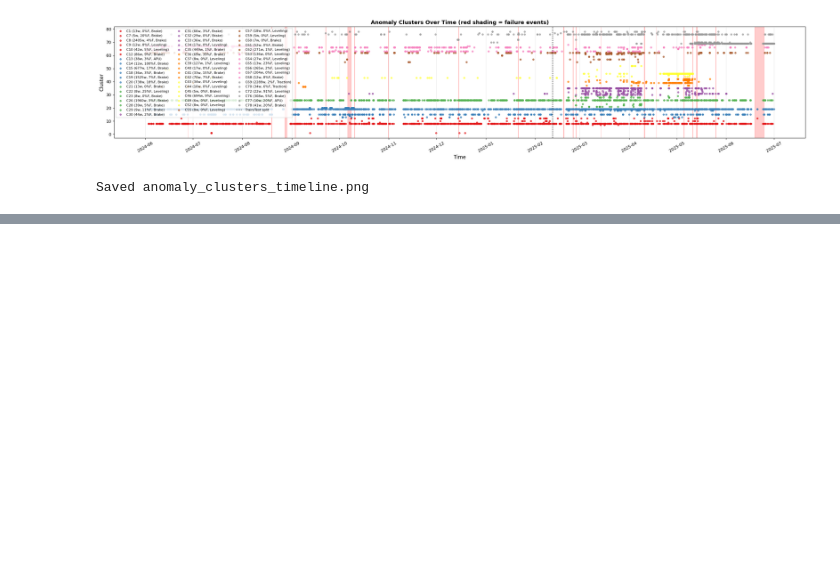
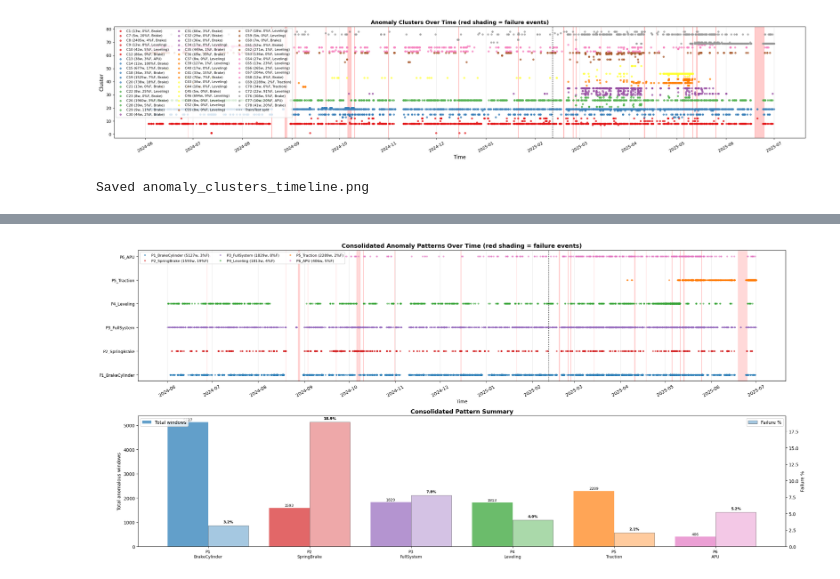
Before and after one commit to Emir515/Kurtulus-thesis, a Jupyter notebook: notebooks/04_anomaly_pattern_discovery.ipynb, the cells around one changed output, grey strips where cells are left out. Cells and saved outputs as stored; diff of their text form; code cells hidden in the pictures; blank space fills up the shorter version.

```diff
--- a/notebooks/04_anomaly_pattern_discovery.ipynb
+++ b/notebooks/04_anomaly_pattern_discovery.ipynb
@@ -812,0 +981,82 @@ Saved anomaly_clusters_timeline.png
+# %%
+# ── Consolidated patterns: timeline + bar chart ──
+pattern_colors = {
+    'P1_BrakeCylinder': '#1f77b4',  # blue
+    'P2_SpringBrake': '#d62728',     # red
+    'P3_FullSystem': '#9467bd',      # purple
+    'P4_Leveling': '#2ca02c',        # green
+    'P5_Traction': '#ff7f0e',        # orange
+    'P6_APU': '#e377c2',             # pink
+}
+
+# Map each anomalous window to its consolidated pattern
+anom_meta['pattern'] = 'unassigned'
+for pname, info in consolidated.items():
+    for cid in info['cluster_ids']:
+        anom_meta.loc[anom_meta['cluster_clean'] == cid, 'pattern'] = pname
+
+fig, axes = plt.subplots(2, 1, figsize=(22, 10))
+
+# --- Top: Timeline ---
+ax = axes[0]
+for _, ev in fail_events.iterrows():
+    ax.axvspan(ev['start'], ev['end'], alpha=0.15, color='red')
+
+y_map = {p: i for i, p in enumerate(pattern_colors.keys())}
+for pname, color in pattern_colors.items():
+    mask = anom_meta['pattern'] == pname
+    if mask.sum() == 0:
+        continue
+    pdata = anom_meta[mask]
+    info = consolidated[pname]
+    ax.scatter(pdata['window_end'], [y_map[pname]] * len(pdata),
+              s=8, c=color, alpha=0.5,
+              label=f'{pname} ({info["total_windows"]}w, {info["failure_pct"]:.0f}%F)')
+
+ax.axvline(SPLIT_DATE, color='black', linestyle=':', linewidth=1.5)
+ax.set_yticks(list(y_map.values()))
+ax.set_yticklabels(list(y_map.keys()), fontsize=9)
+ax.set_xlabel('Time')
+ax.set_title('Consolidated Anomaly Patterns Over Time (red shading = failure events)', fontsize=13, fontweight='bold')
+ax.legend(loc='upper left', fontsize=8, ncol=3)
+ax.xaxis.set_major_formatter(mdates.DateFormatter('%Y-%m'))
+ax.xaxis.set_major_locator(mdates.MonthLocator())
+plt.setp(ax.get_xticklabels(), rotation=30)
+ax.grid(True, alpha=0.3, axis='x')
+
+# --- Bottom: Summary bar chart ---
+ax = axes[1]
+pnames = list(consolidated.keys())
+windows = [consolidated[p]['total_windows'] for p in pnames]
+fail_pcts = [consolidated[p]['failure_pct'] for p in pnames]
+colors = [pattern_colors[p] for p in pnames]
+
+x = np.arange(len(pnames))
+width = 0.4
+bars1 = ax.bar(x - width/2, windows, width, color=colors, alpha=0.7, label='Total windows')
+ax2 = ax.twinx()
+bars2 = ax2.bar(x + width/2, fail_pcts, width, color=colors, alpha=0.4, edgecolor='black', label='Failure %')
+
+ax.set_xticks(x)
+ax.set_xticklabels([p.replace('_', '\n') for p in pnames], fontsize=9)
+ax.set_ylabel('Total anomalous windows')
+ax2.set_ylabel('Failure %')
+ax.set_title('Consolidated Pattern Summary', fontsize=13, fontweight='bold')
+
+# Add value labels
+for bar, val in zip(bars1, windows):
+    ax.text(bar.get_x() + bar.get_width()/2, bar.get_height() + 30,
+            str(val), ha='center', va='bottom', fontsize=8)
+for bar, val in zip(bars2, fail_pcts):
+    ax2.text(bar.get_x() + bar.get_width()/2, bar.get_height() + 0.3,
+             f'{val:.1f}%', ha='center', va='bottom', fontsize=8, fontweight='bold')
+
+ax.legend(loc='upper left')
+ax2.legend(loc='upper right')
+
+plt.tight_layout()
+plt.savefig(os.path.join(OUT_DIR, 'consolidated_patterns_overview.png'), dpi=150, bbox_inches='tight')
+plt.show()
+print('Saved consolidated_patterns_overview.png')
+# %% [output]
+[figure, added]
```
Also changed, not shown: parts of 17 cells of this notebook.
